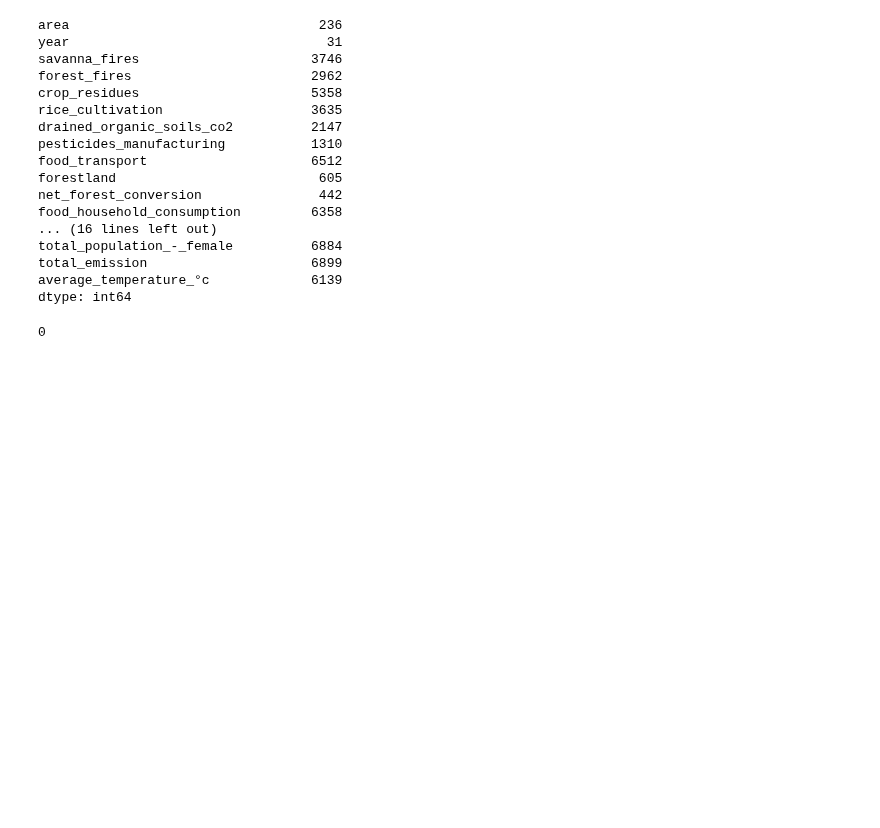
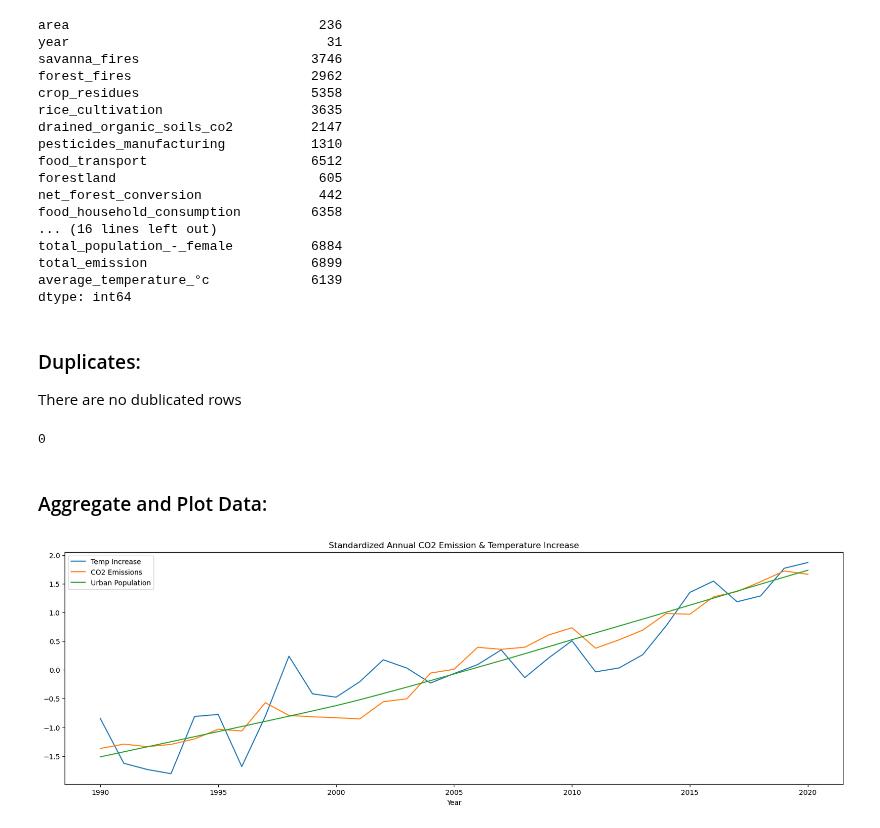
Before and after one commit to fayesimone/agriculture_emissions_prediction, a Jupyter notebook: EDA.ipynb, the cells around one changed output. Saved outputs shown, nothing was run; the diff lists cells and outputs as text; code cells hidden in the pictures; blank space fills up the shorter version.

Commit message:
EDA graphs

```diff
--- a/EDA.ipynb
+++ b/EDA.ipynb
@@ -89,8 +81,50 @@ total_population_-_female          6884
 total_emission                     6899
 average_temperature_°c             6139
 dtype: int64
+# %% [markdown]
+### Duplicates:
+
+There are no dublicated rows
 # %%
 #Check for duplicate rows
 ag_data.duplicated( ).sum()
 # %% [output]
 0
+# %% [markdown]
+### Aggregate and Plot Data:
+# %%
+#Aggregate data by year (average temperature change, total global emissions, total global urban population)
+ag_data_yr = ag_data.groupby("year").agg({"average_temperature_°c": "mean", "total_emission": "sum", "urban_population": "sum"})
+# %%
+def standardize_df (df, features):
+    """Standardize each column in a dataframe
+
+    Args:
+    df: Specified dataframe
+    features: Array of col names
+
+    Returns:
+    standard_df: A copy of original Dataframe with all columns standardized
+    """
+    #Create empty dataframe
+    standard_df = pd.DataFrame()
+
+    #Apply standardization function to all columns in dataframe
+    i = 0
+    for col in features:
+        mean = df.mean(axis=0)
+        std_dev = df.std(axis=0)
+        standard_df[col] = df[col].apply(lambda x: (x-mean[i])/std_dev[i])
+        i += 1
+    return standard_df
+# %%
+#Apply standard normalization to annual average temperature change, annual total global emissions, annual total urban population)
+norm_ag_data_yr = standardize_df(ag_data_yr, ag_data_yr.columns)
+
+norm_ag_data_yr.plot(figsize=(20, 6))
+plt.title("Standardized Annual CO2 Emission & Temperature Increase")
+plt.xlabel("Year")
+plt.legend(['Temp Increase', 'CO2 Emissions', 'Urban Population'])
+plt.show()
+# %% [output]
+[figure, added]
```
Also changed, not shown: parts of 6 cells of this notebook.
